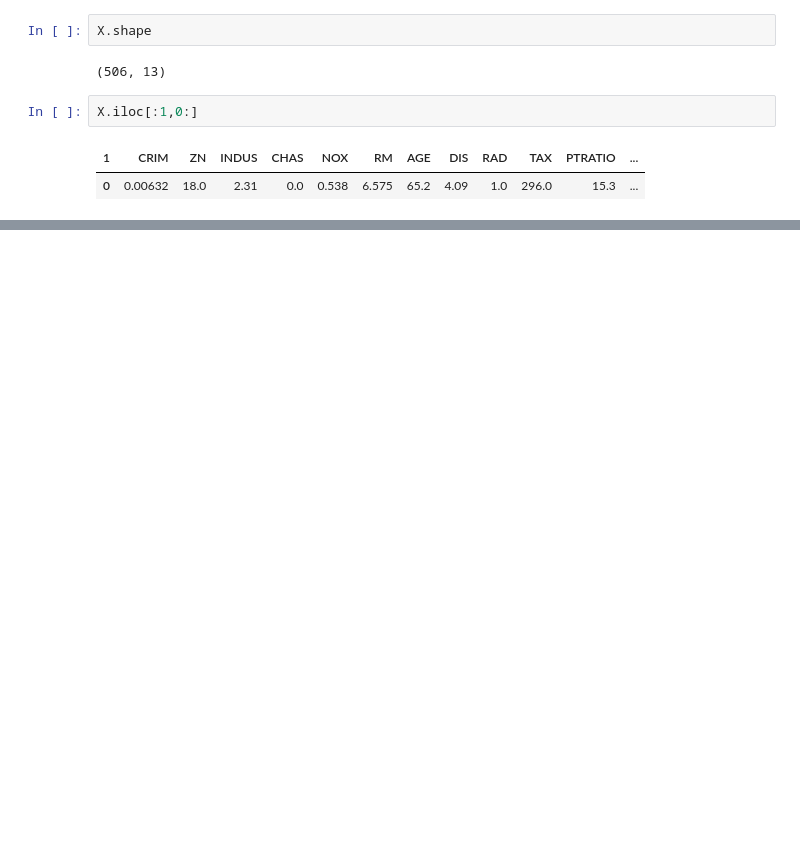
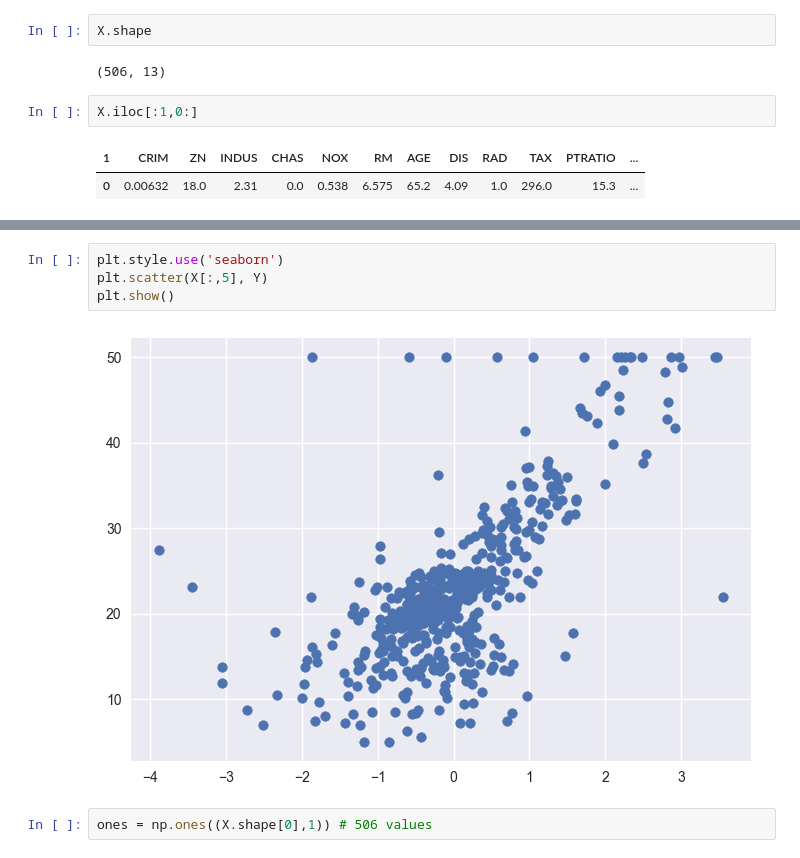
Before and after one commit to jeanneK/2023, a Jupyter notebook: Projects/BostonHousesDataset/MultipleFeatures.ipynb, the cells around one changed output, grey strips where cells are left out. Saved outputs shown, nothing was run; the diff lists cells and outputs as text; blank space fills up the shorter version.

```diff
--- a/Projects/BostonHousesDataset/MultipleFeatures.ipynb
+++ b/Projects/BostonHousesDataset/MultipleFeatures.ipynb
@@ -88,0 +282,8 @@ Y.iloc[:1,0:]
+# %%
+plt.style.use('seaborn')
+plt.scatter(X[:,5], Y)
+plt.show()
+# %% [output]
+[figure, added]
+# %%
+ones = np.ones((X.shape[0],1)) # 506 values
```
Also changed, not shown: parts of 44 cells of this notebook.
